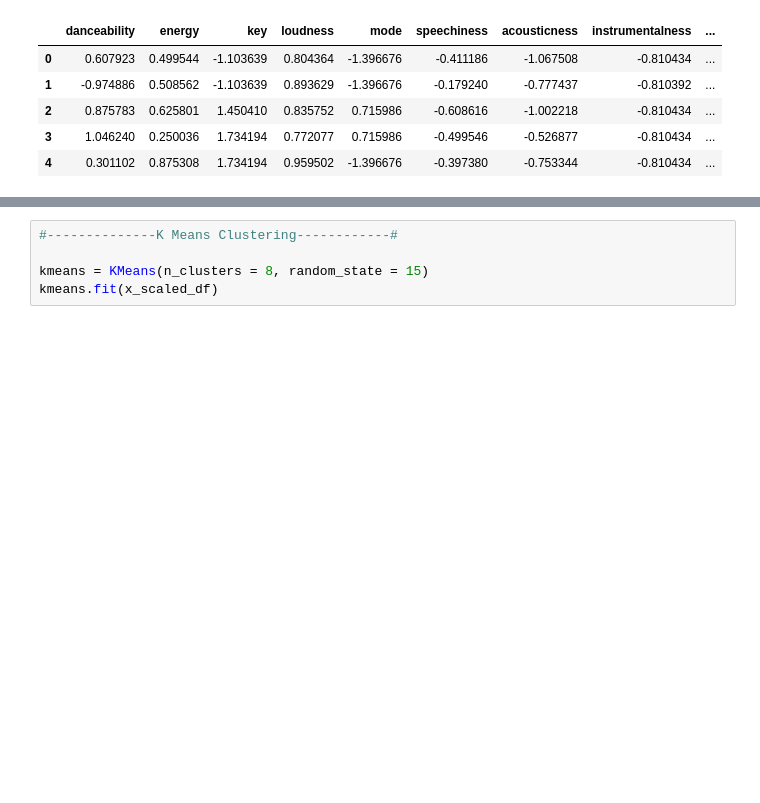
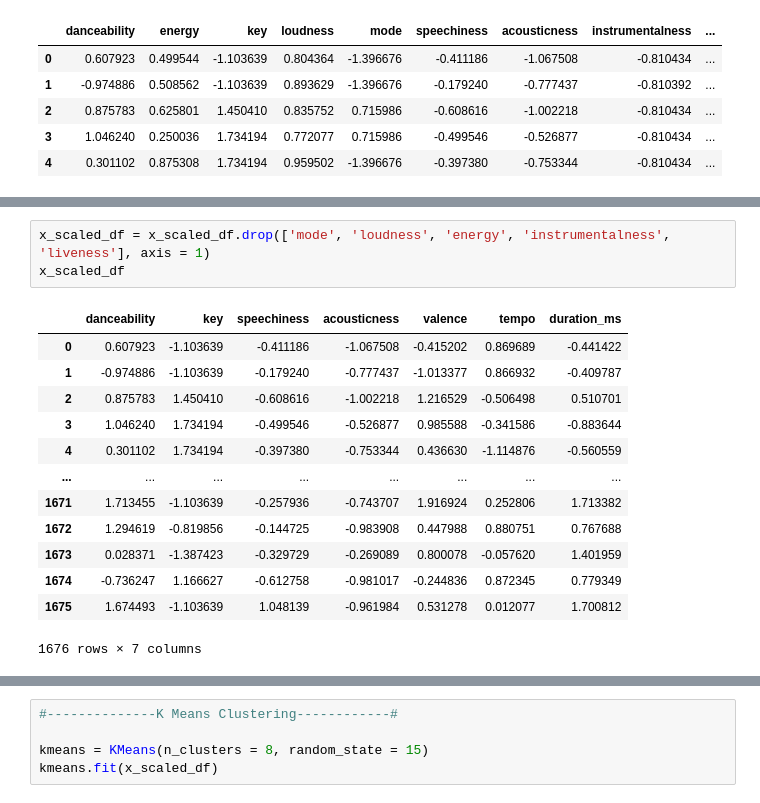
Before and after one commit to basilpt92/WebScrapingProject, a Jupyter notebook: K-mean Modelling .ipynb, the cells around one changed output, grey strips where cells are left out. Drawn from its saved outputs; the diff is of its cells as text; blank space fills up the shorter version.

```diff
--- a/K-mean Modelling .ipynb
+++ b/K-mean Modelling .ipynb
@@ -104,0 +130,17 @@ plt.show()
+# %%
+x_scaled_df = x_scaled_df.drop(['mode', 'loudness', 'energy', 'instrumentalness', 'liveness'], axis = 1)
+x_scaled_df
+# %% [output]
+|  | danceability | key | speechiness | acousticness | valence | tempo | duration_ms |
+| 0 | 0.607923 | -1.103639 | -0.411186 | -1.067508 | -0.415202 | 0.869689 | -0.441422 |
+| 1 | -0.974886 | -1.103639 | -0.179240 | -0.777437 | -1.013377 | 0.866932 | -0.409787 |
+| 2 | 0.875783 | 1.450410 | -0.608616 | -1.002218 | 1.216529 | -0.506498 | 0.510701 |
+| 3 | 1.046240 | 1.734194 | -0.499546 | -0.526877 | 0.985588 | -0.341586 | -0.883644 |
+| 4 | 0.301102 | 1.734194 | -0.397380 | -0.753344 | 0.436630 | -1.114876 | -0.560559 |
+| ... | ... | ... | ... | ... | ... | ... | ... |
+| 1671 | 1.713455 | -1.103639 | -0.257936 | -0.743707 | 1.916924 | 0.252806 | 1.713382 |
+| 1672 | 1.294619 | -0.819856 | -0.144725 | -0.983908 | 0.447988 | 0.880751 | 0.767688 |
+| 1673 | 0.028371 | -1.387423 | -0.329729 | -0.269089 | 0.800078 | -0.057620 | 1.401959 |
+| 1674 | -0.736247 | 1.166627 | -0.612758 | -0.981017 | -0.244836 | 0.872345 | 0.779349 |
+| 1675 | 1.674493 | -1.103639 | 1.048139 | -0.961984 | 0.531278 | 0.012077 | 1.700812 |
+1676 rows × 7 columns
```
Also changed, not shown: parts of 22 cells of this notebook, 2 other files.
